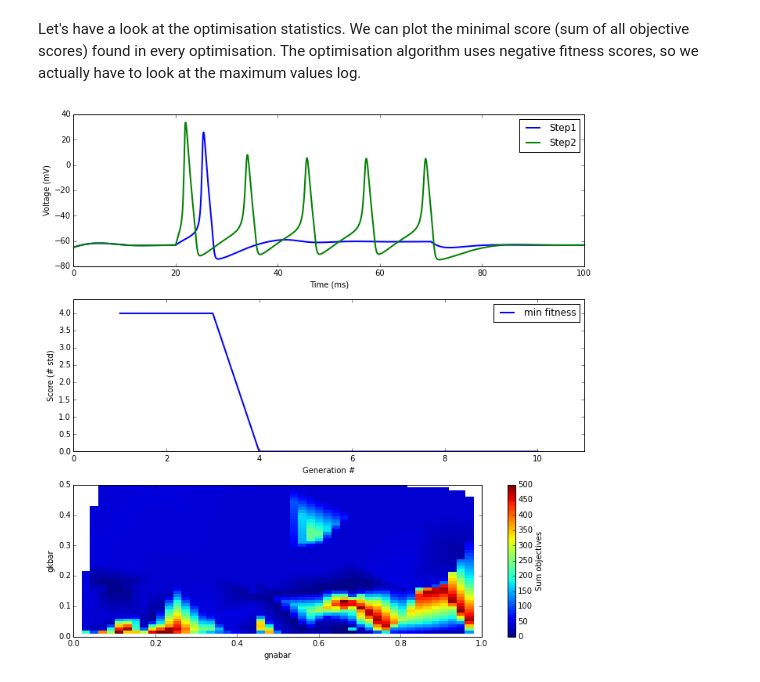
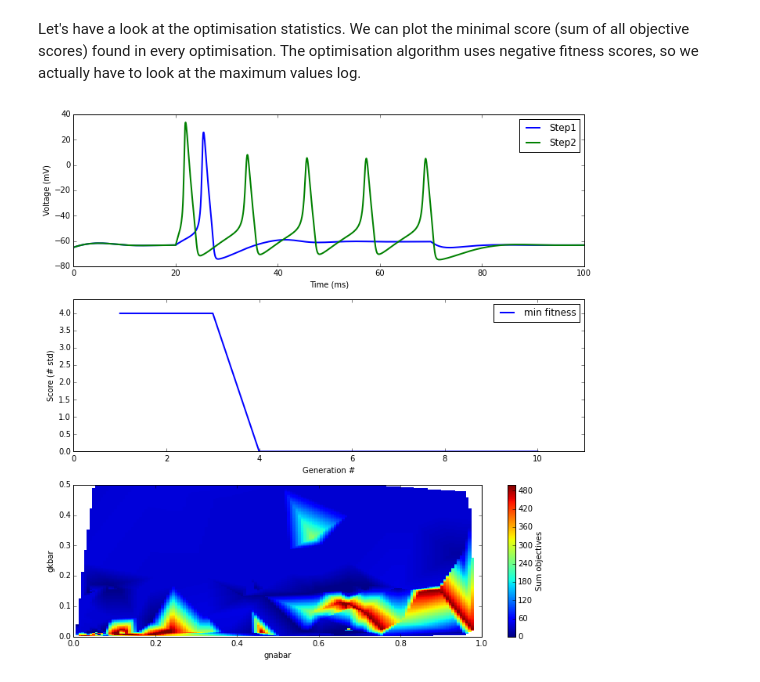
Before and after one commit to BlueBrain/BluePyOpt, a Jupyter notebook: examples/simplecell/simplecell-paperfig.ipynb, the cells around one changed output. Cells and saved outputs as stored; diff of their text form; code cells hidden in the pictures.

```diff
--- a/examples/simplecell/simplecell-paperfig.ipynb
+++ b/examples/simplecell/simplecell-paperfig.ipynb
@@ -301,33 +298,37 @@ fig, ax = plt.subplots(3, figsize=(10, 10), facecolor='white')
 ax[0].plot(responses['step1.soma.v']['time'], responses['step1.soma.v']['voltage'], label='Step1')
 ax[0].plot(responses['step2.soma.v']['time'], responses['step2.soma.v']['voltage'], label='Step2')
 ax[0].set_xlabel('Time (ms)')
 ax[0].set_ylabel('Voltage (mV)')
 ax[0].legend()
 
 ax[1].plot(gen_numbers, min_fitness, label='min fitness')
 ax[1].set_xlabel('Generation #')
 ax[1].set_ylabel('Score (# std)')
 ax[1].legend()
 ax[1].set_xlim(min(gen_numbers) - 1, max(gen_numbers) + 1)
 ax[1].set_ylim(0.9*min(min_fitness), 1.1 * max(min_fitness))
 
 all_inds = hist.genealogy_history.values()
 gnabars = numpy.array([ind[0] for ind in all_inds if ind.fitness.valid])
 gkbars = numpy.array([ind[1] for ind in all_inds if ind.fitness.valid])
 sums = numpy.array([ind.fitness.sum for ind in all_inds if ind.fitness.valid])
 
-X = numpy.linspace(gnabar_param.bounds[0], gnabar_param.bounds[1], 50)
-Y = numpy.linspace(gkbar_param.bounds[0], gkbar_param.bounds[1], 50)
+X = numpy.linspace(gnabar_param.bounds[0], gnabar_param.bounds[1], 150)
+Y = numpy.linspace(gkbar_param.bounds[0], gkbar_param.bounds[1], 150)
+# X,Y = numpy.meshgrid(xg,yg)
 import matplotlib
+# import scipy.interpolate
+# Z1 = scipy.interpolate.griddata(numpy.vstack((gnabars.flatten(), gkbars.flatten())).T, numpy.vstack(sums.flatten()), (X, Y), method='linear').reshape(X.shape)
 Z = matplotlib.mlab.griddata(gnabars, gkbars, sums, X, Y, interp='linear')
+# Z1m = numpy.ma.masked_where(numpy.isnan(Z1),Z1)
 mesh_axes = ax[2].pcolormesh(X,Y,Z)
 ax[2].set_xlabel('gnabar')
 ax[2].set_ylabel('gkbar')
 plt.colorbar(mesh_axes, label='Sum objectives')
 fig.tight_layout()
 # print X, Y
 # print Z
 fig.savefig('figures/simplecell.eps')
 fig.show()
 # %% [output]
-[figure, old version]
+[figure, new version]
```
Also changed, not shown: parts of 4 cells of this notebook, 16 other files.
